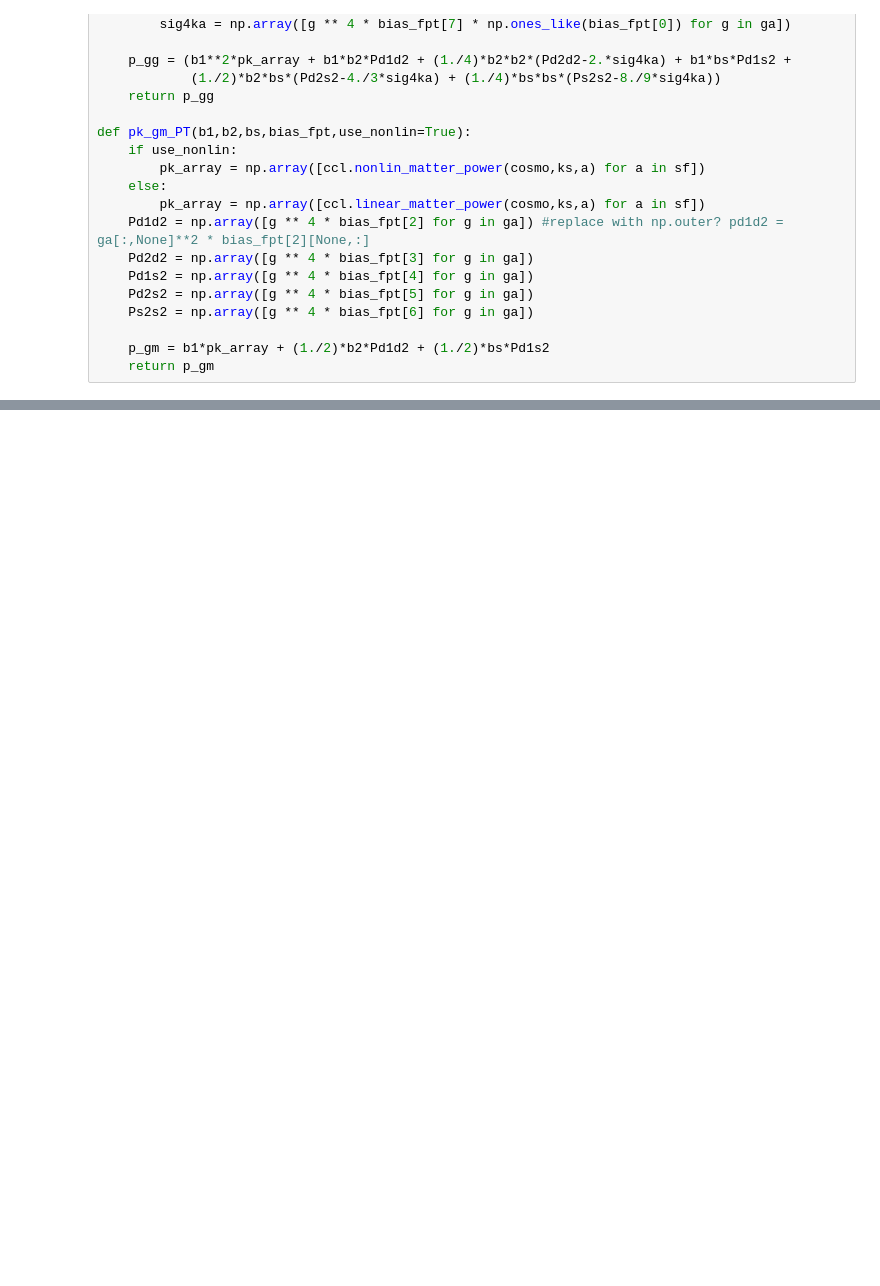
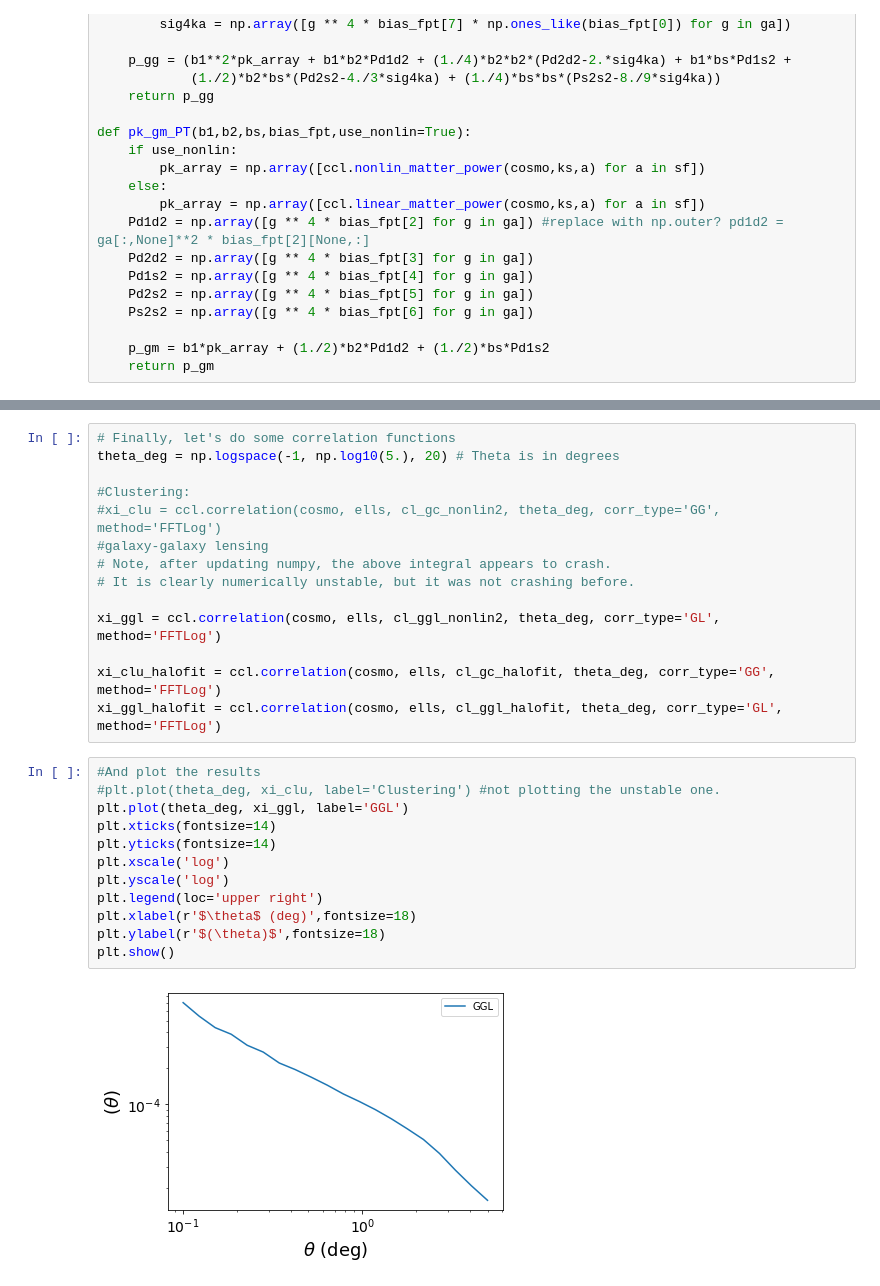
Before and after one commit to LSSTDESC/CCLX, a Jupyter notebook: NonlinearBiasFASTPT.ipynb, the cells around one changed output, grey strips where cells are left out. Drawn from its saved outputs; the diff is of its cells as text; blank space fills up the shorter version.

```diff
--- a/NonlinearBiasFASTPT.ipynb
+++ b/NonlinearBiasFASTPT.ipynb
@@ -375,0 +232,28 @@ plt.show()
+# %%
+# Finally, let's do some correlation functions
+theta_deg = np.logspace(-1, np.log10(5.), 20) # Theta is in degrees
+
+#Clustering:
+#xi_clu = ccl.correlation(cosmo, ells, cl_gc_nonlin2, theta_deg, corr_type='GG', method='FFTLog')
+#galaxy-galaxy lensing
+# Note, after updating numpy, the above integral appears to crash.
+# It is clearly numerically unstable, but it was not crashing before.
+
+xi_ggl = ccl.correlation(cosmo, ells, cl_ggl_nonlin2, theta_deg, corr_type='GL', method='FFTLog')
+
+xi_clu_halofit = ccl.correlation(cosmo, ells, cl_gc_halofit, theta_deg, corr_type='GG', method='FFTLog')
+xi_ggl_halofit = ccl.correlation(cosmo, ells, cl_ggl_halofit, theta_deg, corr_type='GL', method='FFTLog')
+# %%
+#And plot the results
+#plt.plot(theta_deg, xi_clu, label='Clustering') #not plotting the unstable one.
+plt.plot(theta_deg, xi_ggl, label='GGL')
+plt.xticks(fontsize=14)
+plt.yticks(fontsize=14)
+plt.xscale('log')
+plt.yscale('log')
+plt.legend(loc='upper right')
+plt.xlabel(r'$\theta$ (deg)',fontsize=18)
+plt.ylabel(r'$(\theta)$',fontsize=18)
+plt.show()
+# %% [output]
+[figure, added]
```
Also changed, not shown: parts of 32 cells of this notebook.
